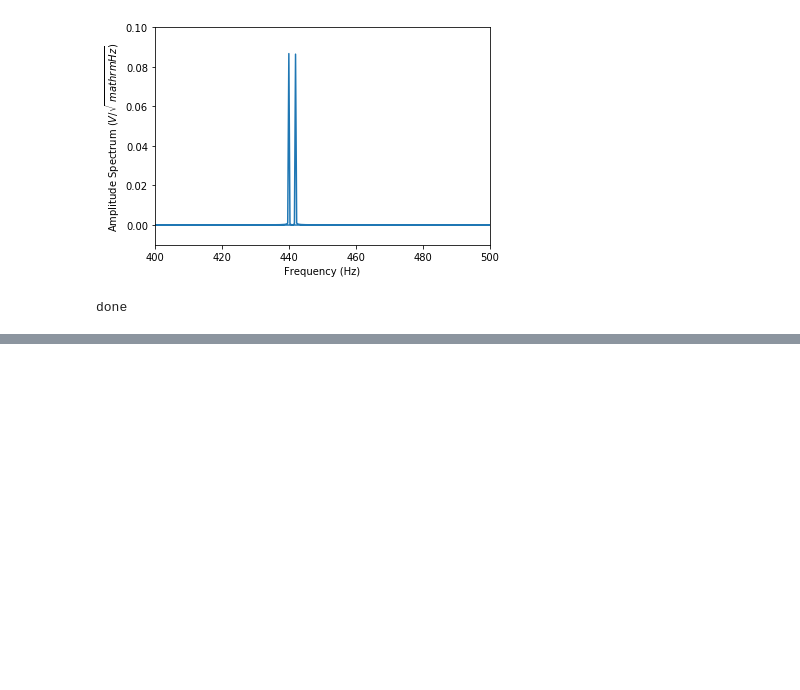
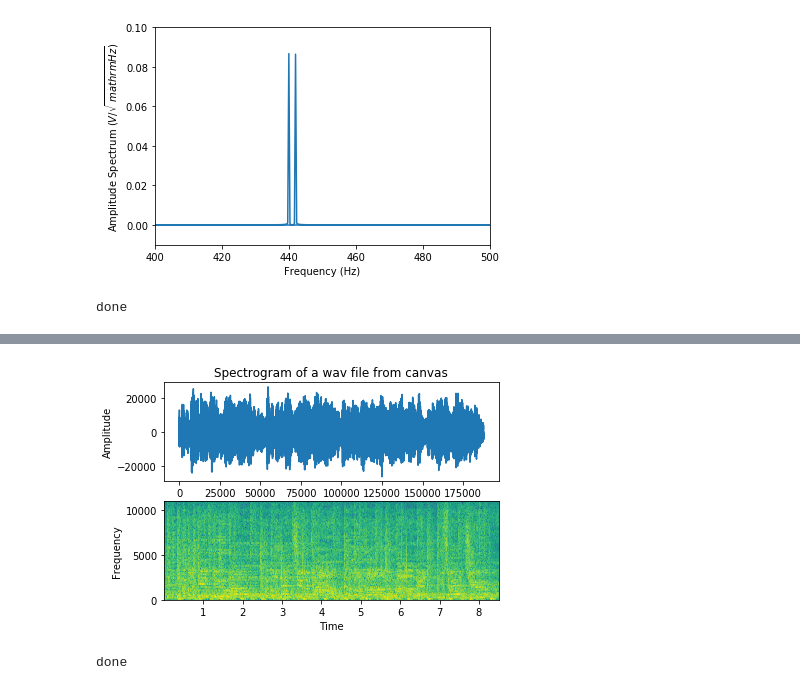
Before and after one commit to akonomos/akonomos, a Jupyter notebook: 18L_Section_Week_7_ameliaQUIZ.zip.ipynb, the cells around one changed output, grey strips where cells are left out. Cells and saved outputs as stored; diff of their text form; code cells hidden in the pictures; blank space fills up the shorter version.

```diff
--- a/18L_Section_Week_7_ameliaQUIZ.zip.ipynb
+++ b/18L_Section_Week_7_ameliaQUIZ.zip.ipynb
@@ -146,0 +187,24 @@ with ZipFile('sample2.zip', 'w') as zipObj2:
+# %%
+
+#import the pyplot and wavfile modules
+import matplotlib.pyplot as plot
+from scipy.io import wavfile
+
+samplingFrequency, signalData = wavfile.read('Physics_18L_Sample_Audio_File1.wav')
+
+
+plot.subplot(211)
+plot.title('Spectrogram of a wav file from canvas')
+
+plot.plot(signalData)
+plot.xlabel('Sample')
+plot.ylabel('Amplitude')
+
+
+plot.subplot(212)
+plot.specgram(signalData,Fs=samplingFrequency)
+plot.xlabel('Time')
+plot.ylabel('Frequency')
+plot.show()
+# %% [output]
+[figure, added]
@@ -146,0 +260,23 @@ with ZipFile('sample2.zip', 'w') as zipObj2:
+# %%
+#part 3 creative studio
+#my idea: I am going to play recordings of various artists that I have seen perform live, and compare how
+#their songs (audio) vary with amplitude and frequency using spectrographs
+#function to record and save a sound
+import numpy as np
+import sounddevice
+from scipy.io.wavfile import read
+
+#playing martin and gina by polo g
+fs = 44100
+rec_wvfm = sounddevice.rec(3*fs, channels=1,samplerate=fs ,blocking=True)
+sounddevice.play(rec_wvfm , fs)
+
+from scipy.io.wavfile import write
+write("record1.wav", fs, rec_wvfm)
+
+from scipy.io.wavfile import read
+fs , samp_wvfm = read("record1.wav")
+sounddevice.play(samp_wvfm , fs)
+print("done")
+# %% [output]
+done
```
Also changed, not shown: parts of 12 cells of this notebook.
